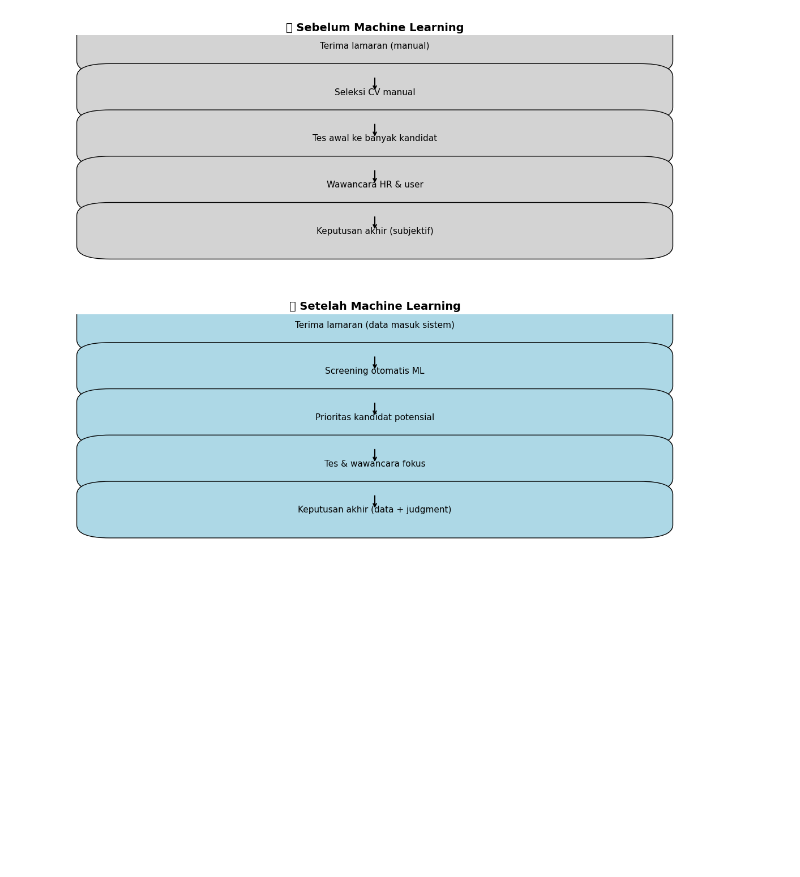
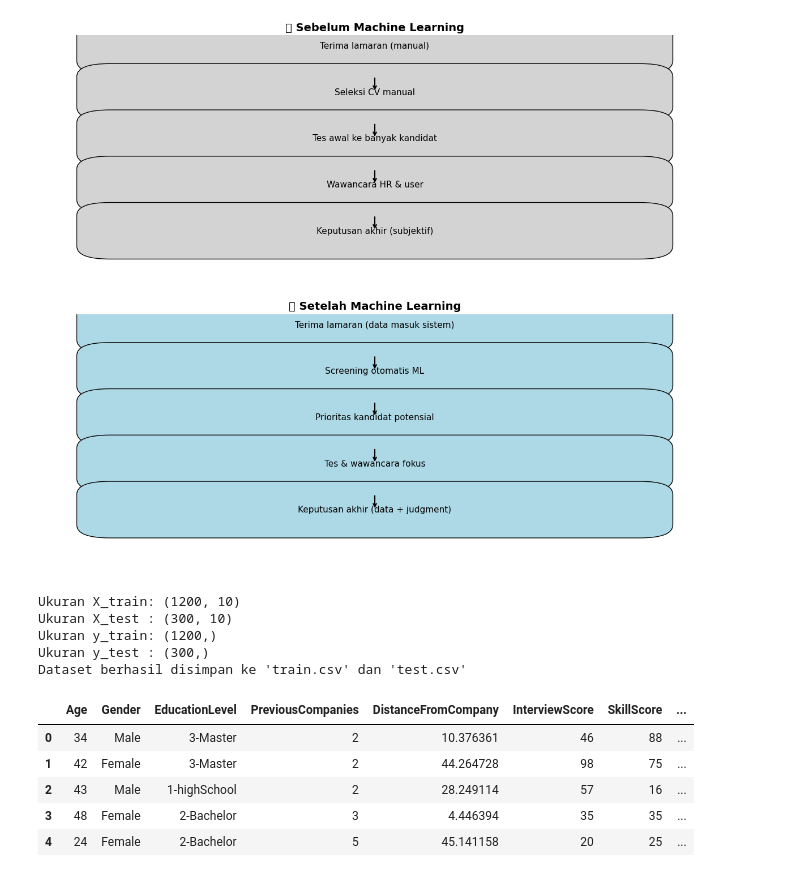
Before and after one commit to agirahmawandi/4kings_project, a Jupyter notebook: Stage1_EDA.ipynb, the cells around one changed output. Saved outputs shown, nothing was run; the diff lists cells and outputs as text; code cells hidden in the pictures; blank space fills up the shorter version.

```diff
--- a/Stage1_EDA.ipynb
+++ b/Stage1_EDA.ipynb
@@ -1025,3 +1026,44 @@ plt.tight_layout()
 plt.show()
 # %% [output]
 [figure]
+# %%
+X = df.drop("HiringDecision", axis=1)
+y = df["HiringDecision"]
+
+# split data: 80% train, 20% test
+X_train, X_test, y_train, y_test = train_test_split(
+    X, y, test_size=0.2, random_state=42, stratify=y
+)
+
+print("Ukuran X_train:", X_train.shape)
+print("Ukuran X_test :", X_test.shape)
+print("Ukuran y_train:", y_train.shape)
+print("Ukuran y_test :", y_test.shape)
+
+# gabungkan kembali X dan y agar sesuai dengan data awal
+train_set = pd.concat([X_train, y_train], axis=1)
+test_set = pd.concat([X_test, y_test], axis=1)
+
+# simpan ke CSV
+train_set.to_csv("dataset/train.csv", index=False)
+test_set.to_csv("dataset/test.csv", index=False)
+
+print("Dataset berhasil disimpan ke 'train.csv' dan 'test.csv'")
+# %% [output]
+Ukuran X_train: (1200, 10)
+Ukuran X_test : (300, 10)
+Ukuran y_train: (1200,)
+Ukuran y_test : (300,)
+Dataset berhasil disimpan ke 'train.csv' dan 'test.csv'
+# %%
+train_df = pd.read_csv("dataset/train.csv")
+test_df = pd.read_csv("dataset/test.csv")
+# %%
+train_df.head()
+# %% [output]
+|  | Age | Gender | EducationLevel | PreviousCompanies | DistanceFromCompany | InterviewScore | SkillScore | ... |
+| 0 | 34 | Male | 3-Master | 2 | 10.376361 | 46 | 88 | ... |
+| 1 | 42 | Female | 3-Master | 2 | 44.264728 | 98 | 75 | ... |
+| 2 | 43 | Male | 1-highSchool | 2 | 28.249114 | 57 | 16 | ... |
+| 3 | 48 | Female | 2-Bachelor | 3 | 4.446394 | 35 | 35 | ... |
+| 4 | 24 | Female | 2-Bachelor | 5 | 45.141158 | 20 | 25 | ... |
```
Also changed, not shown: parts of 8 cells of this notebook, 10 other files.
